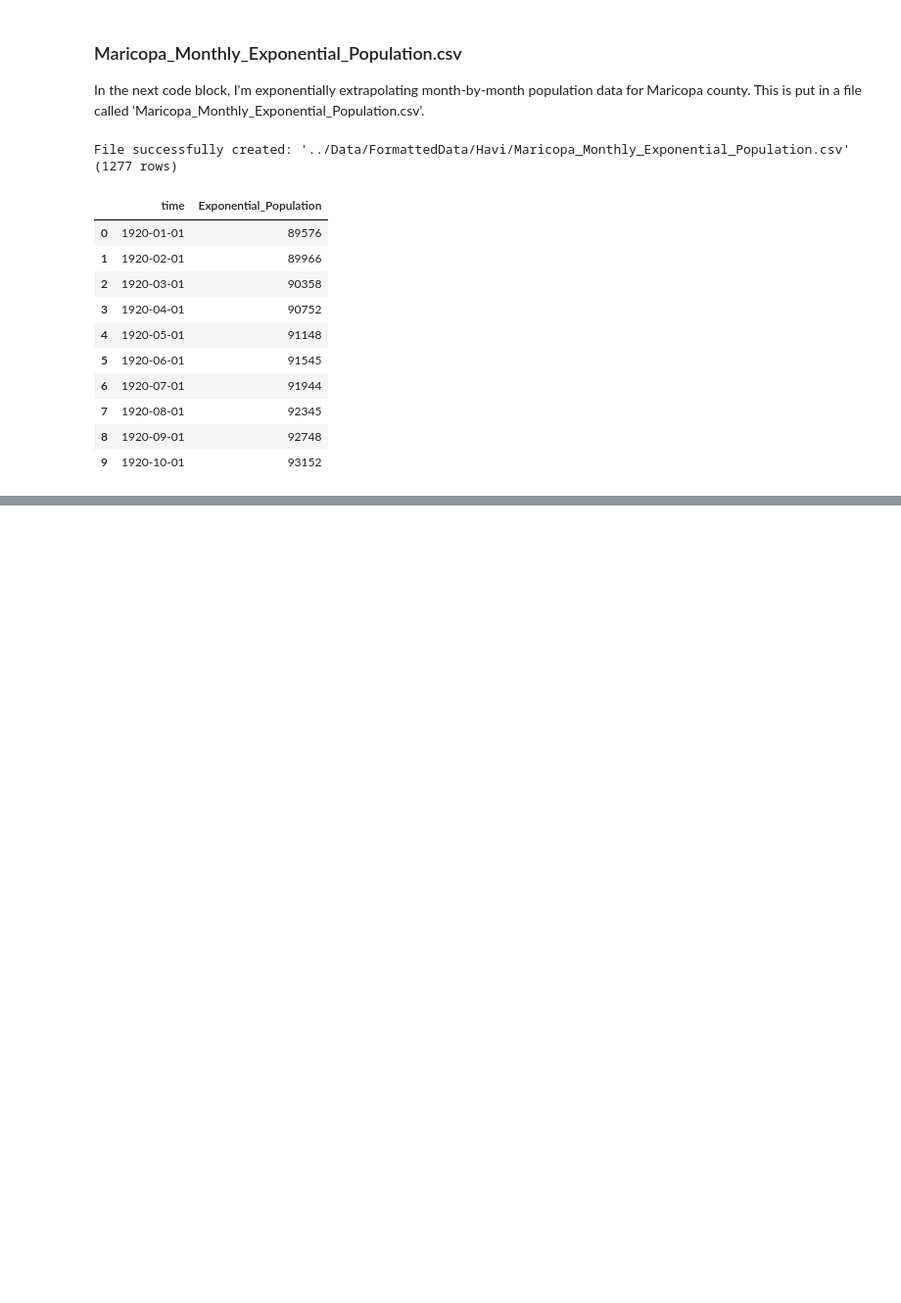
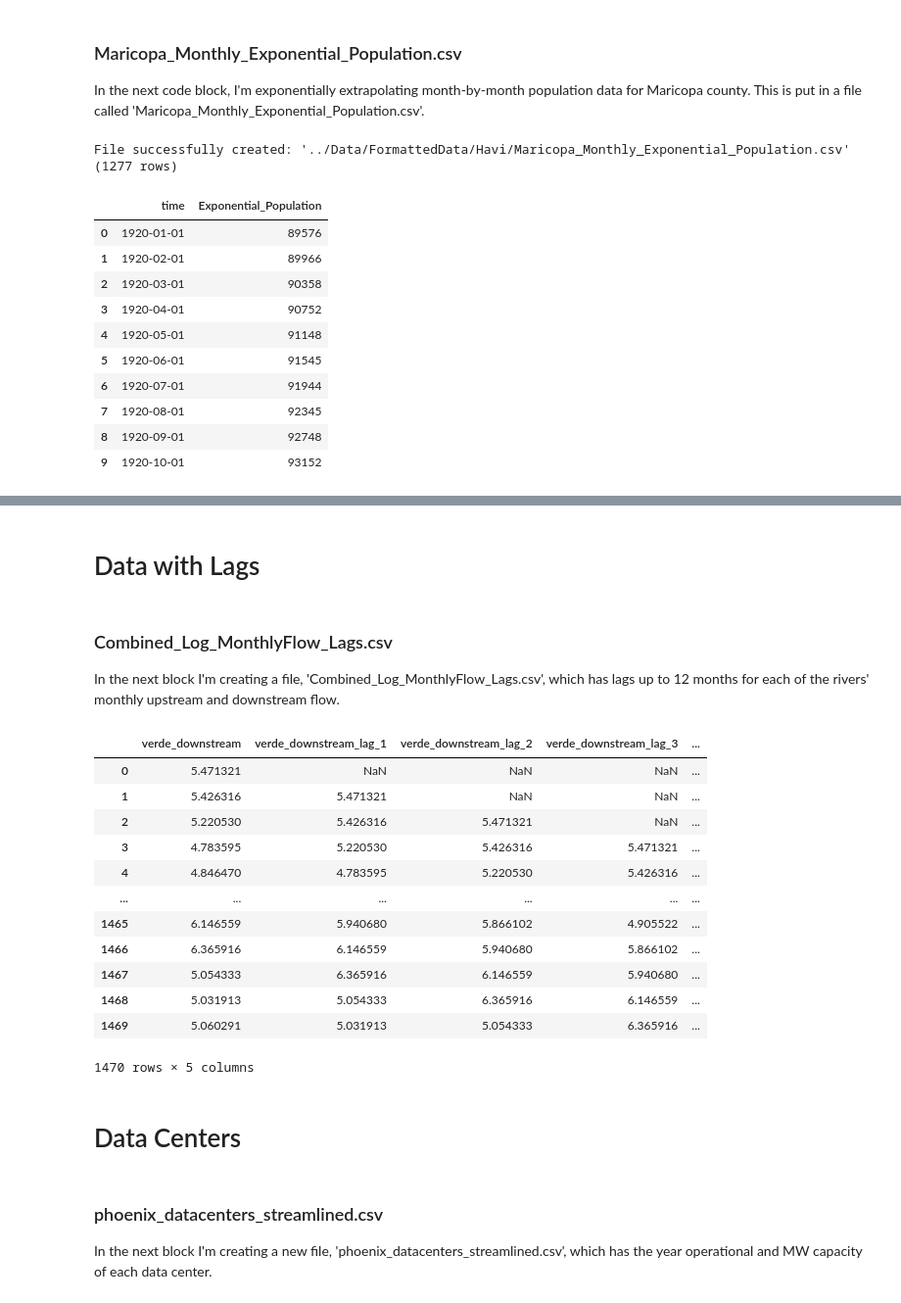
Before and after one commit to Erdos-Projects/summer26-water-use-sustainability, a Jupyter notebook: Analysis_Havi/data_cleaning.ipynb, the cells around one changed output, grey strips where cells are left out. Shown at 98% size. Cells and saved outputs as stored; diff of their text form; code cells hidden in the pictures; blank space fills up the shorter version.

```diff
--- a/Analysis_Havi/data_cleaning.ipynb
+++ b/Analysis_Havi/data_cleaning.ipynb
@@ -691,0 +1098,47 @@ df1.head(10)
+# %% [markdown]
+# Data with Lags
+# %% [markdown]
+### Combined_Log_MonthlyFlow_Lags.csv
+In the next block I'm creating a file, 'Combined_Log_MonthlyFlow_Lags.csv', which has lags up to 12 months for each of the rivers' monthly upstream and downstream flow.
+# %%
+import pandas as pd
+
+# 1. Load the combined monthly log streamflow dataset
+df = pd.read_csv('../Data/FormattedData/Havi/Combined_Log_MonthlyFlow.csv')
+
+# 2. Specify target river feature columns
+river_cols = ['salt_downstream', 'salt_upstream', 'verde_downstream', 'verde_upstream']
+
+# 3. Ensure proper chronological sequence before applying lag offsets
+df['time'] = pd.to_datetime(df['time'])
+df = df.sort_values('time').reset_index(drop=True)
+
+# 4. Generate the lag permutations from 1 to 12 months
+for col in river_cols:
+    for lag in range(1, 13):
+        df[f'{col}_lag_{lag}'] = df[col].shift(lag)
+
+# 5. Restore string date formatting and export
+df['time'] = df['time'].dt.strftime('%Y-%m-%d')
+df.to_csv('../Data/FormattedData/Havi/Combined_Log_MonthlyFlow_Lags.csv', index=False)
+# %%
+df[['verde_downstream','verde_downstream_lag_1','verde_downstream_lag_2','verde_downstream_lag_3','verde_downstream_lag_4']]
+# %% [output]
+|  | verde_downstream | verde_downstream_lag_1 | verde_downstream_lag_2 | verde_downstream_lag_3 | ... |
+| 0 | 5.471321 | NaN | NaN | NaN | ... |
+| 1 | 5.426316 | 5.471321 | NaN | NaN | ... |
+| 2 | 5.220530 | 5.426316 | 5.471321 | NaN | ... |
+| 3 | 4.783595 | 5.220530 | 5.426316 | 5.471321 | ... |
+| 4 | 4.846470 | 4.783595 | 5.220530 | 5.426316 | ... |
+| ... | ... | ... | ... | ... | ... |
+| 1465 | 6.146559 | 5.940680 | 5.866102 | 4.905522 | ... |
+| 1466 | 6.365916 | 6.146559 | 5.940680 | 5.866102 | ... |
+| 1467 | 5.054333 | 6.365916 | 6.146559 | 5.940680 | ... |
+| 1468 | 5.031913 | 5.054333 | 6.365916 | 6.146559 | ... |
+| 1469 | 5.060291 | 5.031913 | 5.054333 | 6.365916 | ... |
+1470 rows × 5 columns
+# %% [markdown]
+# Data Centers
+# %% [markdown]
+### phoenix_datacenters_streamlined.csv
+In the next block I'm creating a new file, 'phoenix_datacenters_streamlined.csv', which has the year operational and MW capacity of each data center.
```
Also changed, not shown: parts of 28 cells of this notebook.
